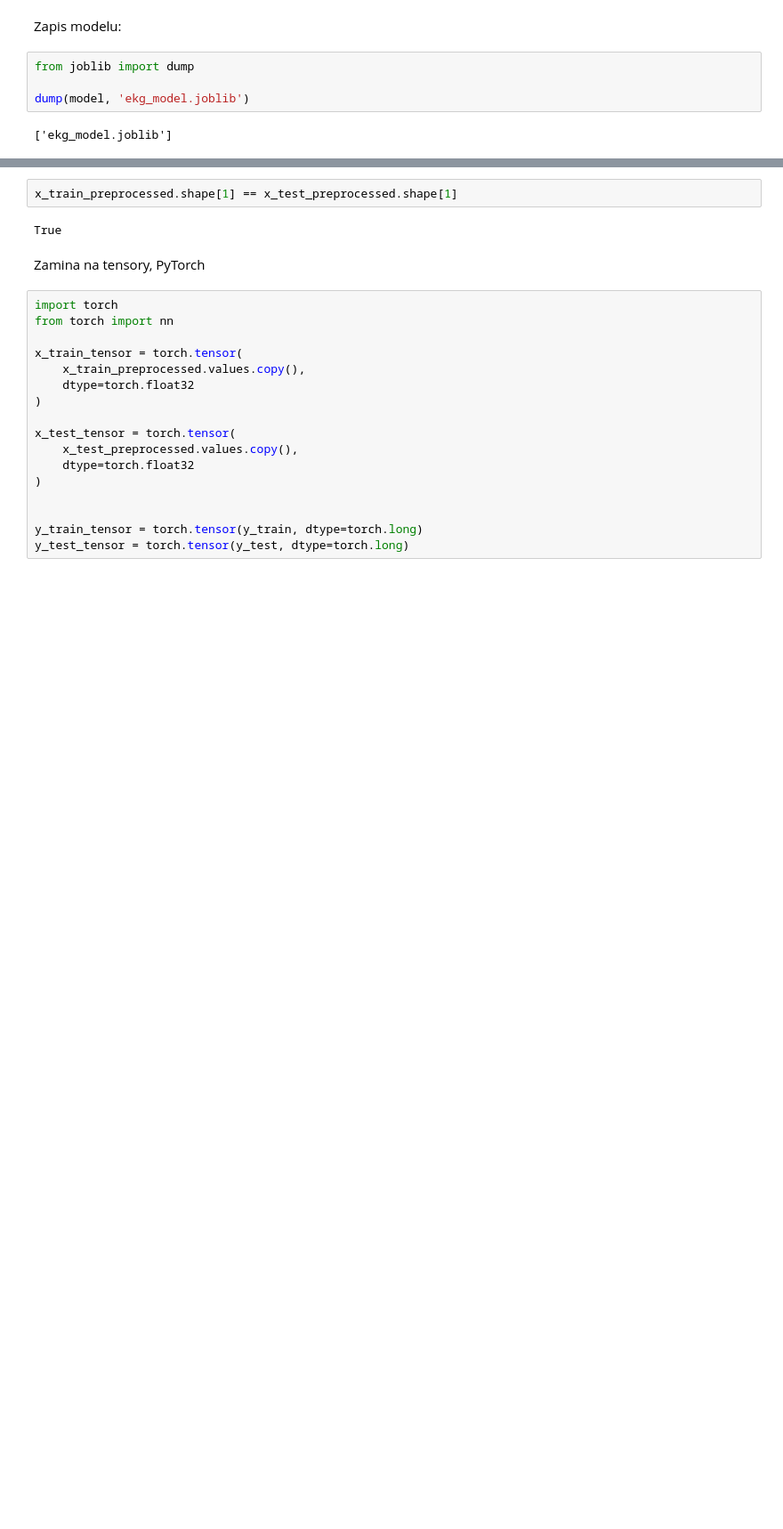
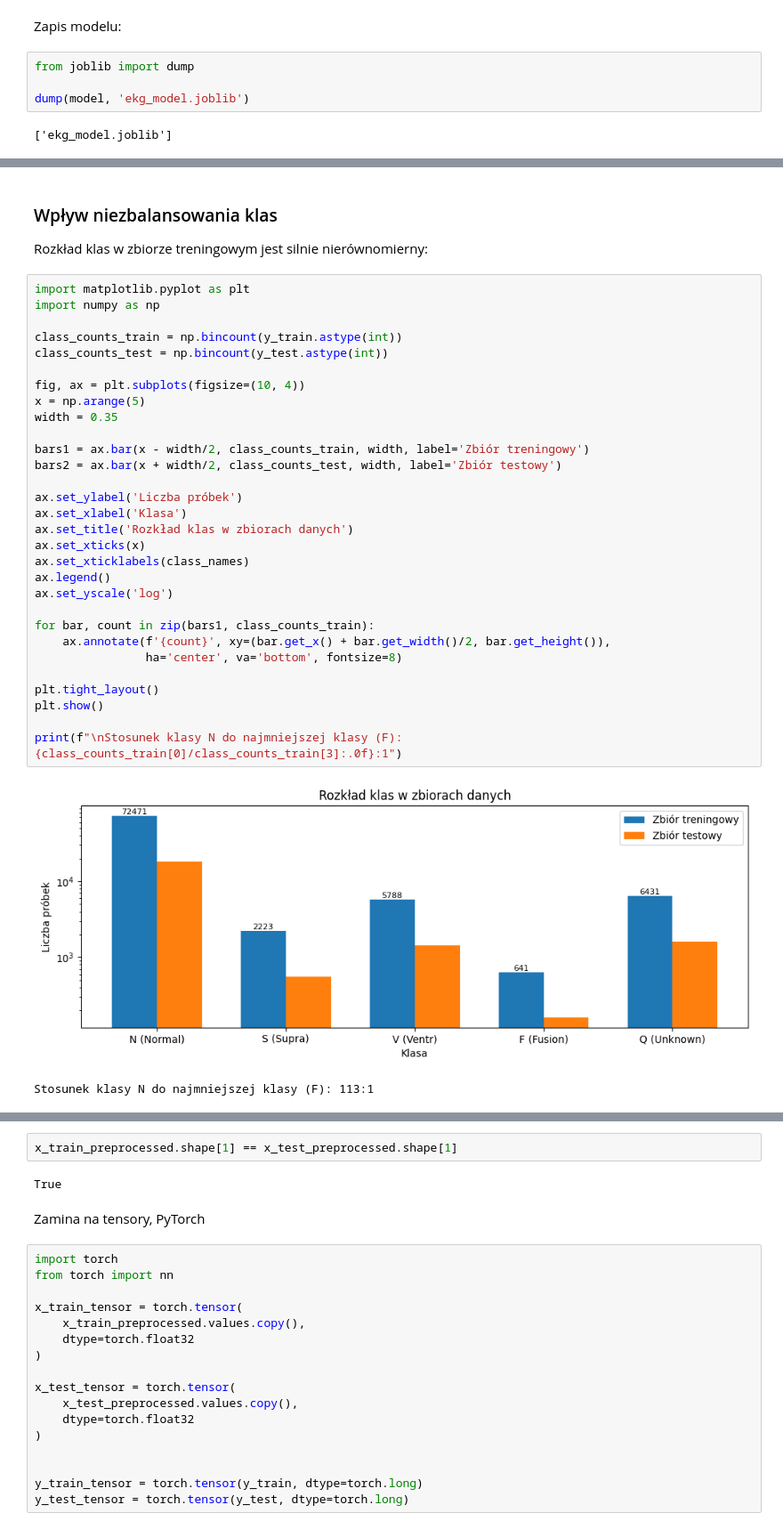
Before and after one commit to kubicaszymon/gabi-ecg-analyzer, a Jupyter notebook: Kubica_Siwirski.ipynb, the cells around one changed output, grey strips where cells are left out. Shown at 89% size. Cells and saved outputs as stored; diff of their text form; blank space fills up the shorter version.

```diff
--- a/Kubica_Siwirski.ipynb
+++ b/Kubica_Siwirski.ipynb
@@ -202 +291,38 @@ Dodatkowo do porównania sieć neuronowa:
+# %% [markdown]
+### Wpływ niezbalansowania klas
+
+Rozkład klas w zbiorze treningowym jest silnie nierównomierny:
+# %%
+import matplotlib.pyplot as plt
+import numpy as np
+
+class_counts_train = np.bincount(y_train.astype(int))
+class_counts_test = np.bincount(y_test.astype(int))
+
+fig, ax = plt.subplots(figsize=(10, 4))
+x = np.arange(5)
+width = 0.35
+
+bars1 = ax.bar(x - width/2, class_counts_train, width, label='Zbiór treningowy')
+bars2 = ax.bar(x + width/2, class_counts_test, width, label='Zbiór testowy')
+
+ax.set_ylabel('Liczba próbek')
+ax.set_xlabel('Klasa')
+ax.set_title('Rozkład klas w zbiorach danych')
+ax.set_xticks(x)
+ax.set_xticklabels(class_names)
+ax.legend()
+ax.set_yscale('log')
+
+for bar, count in zip(bars1, class_counts_train):
+    ax.annotate(f'{count}', xy=(bar.get_x() + bar.get_width()/2, bar.get_height()),
+                ha='center', va='bottom', fontsize=8)
+
+plt.tight_layout()
+plt.show()
+
+print(f"\nStosunek klasy N do najmniejszej klasy (F): {class_counts_train[0]/class_counts_train[3]:.0f}:1")
+# %% [output]
+[figure, added]
+Stosunek klasy N do najmniejszej klasy (F): 113:1
 # %% [markdown]
```
Also changed, not shown: parts of 26 cells of this notebook.
